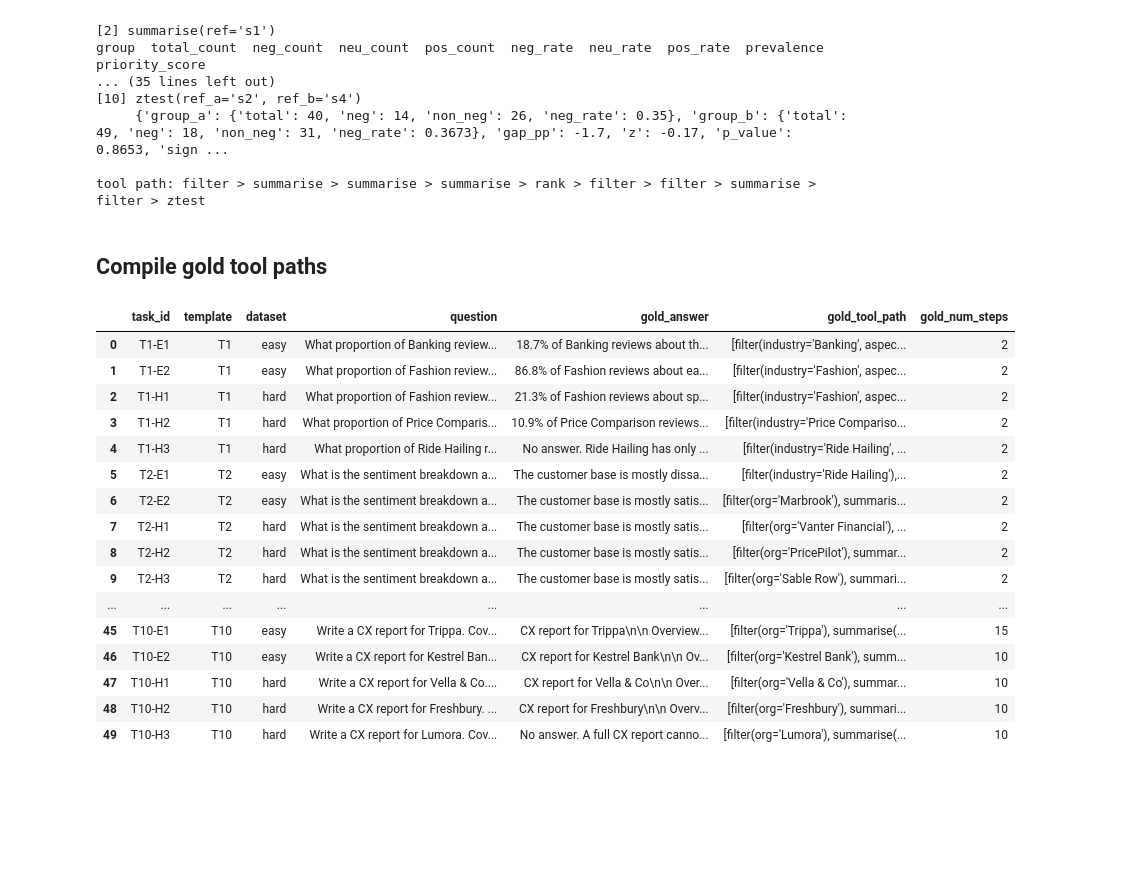
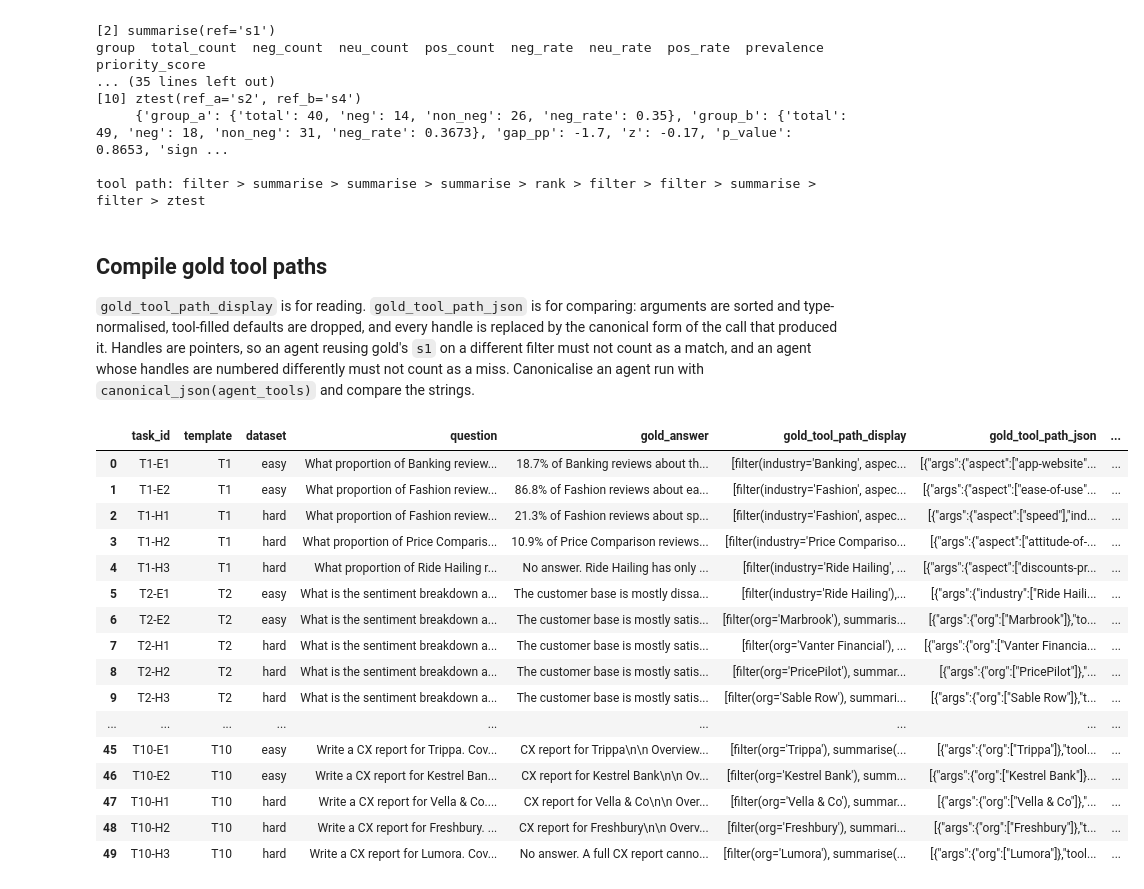
Before and after one commit to zhenyenchan/msc-cx-agent-bench, a Jupyter notebook: run_gold_paths/gold_paths.ipynb, the cells around one changed output. Saved outputs shown, nothing was run; the diff lists cells and outputs as text; code cells hidden in the pictures; blank space fills up the shorter version.

Commit message:
fix gold paths formats

```diff
--- a/run_gold_paths/gold_paths.ipynb
+++ b/run_gold_paths/gold_paths.ipynb
@@ -1526,34 +1590,37 @@ group  total_count  neg_count  neu_count  pos_count  neg_rate  neu_rate  pos_rat
 tool path: filter > summarise > summarise > summarise > rank > filter > filter > summarise > filter > ztest
 # %% [markdown]
 ## Compile gold tool paths
+
+`gold_tool_path_display` is for reading. `gold_tool_path_json` is for comparing: arguments are sorted and type-normalised, tool-filled defaults are dropped, and every handle is replaced by the canonical form of the call that produced it. Handles are pointers, so an agent reusing gold's `s1` on a different filter must not count as a match, and an agent whose handles are numbered differently must not count as a miss. Canonicalise an agent run with `canonical_json(agent_tools)` and compare the strings.
 # %%
 summary = [{"task_id": task_id,
             "template": task_id.split("-")[0],
             "dataset": questions.loc[questions.task_id == task_id, "dataset"].iloc[0],
             "question": questions.loc[questions.task_id == task_id, "question"].iloc[0],
             "gold_answer": GOLD_ANSWERS[task_id],
-            "gold_tool_path": [signature(call) for call in tools.calls],
+            "gold_tool_path_display": [signature(call) for call in tools.calls],
+            "gold_tool_path_json": canonical_json(tools),
             "gold_num_steps": len(tools.calls)}   for task_id, tools in RUNS.items()]
 
 gold_tool_paths = pd.DataFrame(summary)
 gold_tool_paths
 # %% [output]
-|  | task_id | template | dataset | question | gold_answer | gold_tool_path | gold_num_steps |
-| 0 | T1-E1 | T1 | easy | What proportion of Banking review... | 18.7% of Banking reviews about th... | [filter(industry='Banking', aspec... | 2 |
-| 1 | T1-E2 | T1 | easy | What proportion of Fashion review... | 86.8% of Fashion reviews about ea... | [filter(industry='Fashion', aspec... | 2 |
-| 2 | T1-H1 | T1 | hard | What proportion of Fashion review... | 21.3% of Fashion reviews about sp... | [filter(industry='Fashion', aspec... | 2 |
-| 3 | T1-H2 | T1 | hard | What proportion of Price Comparis... | 10.9% of Price Comparison reviews... | [filter(industry='Price Compariso... | 2 |
-| 4 | T1-H3 | T1 | hard | What proportion of Ride Hailing r... | No answer. Ride Hailing has only ... | [filter(industry='Ride Hailing', ... | 2 |
-| 5 | T2-E1 | T2 | easy | What is the sentiment breakdown a... | The customer base is mostly dissa... | [filter(industry='Ride Hailing'),... | 2 |
-| 6 | T2-E2 | T2 | easy | What is the sentiment breakdown a... | The customer base is mostly satis... | [filter(org='Marbrook'), summaris... | 2 |
-| 7 | T2-H1 | T2 | hard | What is the sentiment breakdown a... | The customer base is mostly satis... | [filter(org='Vanter Financial'), ... | 2 |
-| 8 | T2-H2 | T2 | hard | What is the sentiment breakdown a... | The customer base is mostly satis... | [filter(org='PricePilot'), summar... | 2 |
-| 9 | T2-H3 | T2 | hard | What is the sentiment breakdown a... | The customer base is mostly satis... | [filter(org='Sable Row'), summari... | 2 |
-| ... | ... | ... | ... | ... | ... | ... | ... |
-| 45 | T10-E1 | T10 | easy | Write a CX report for Trippa. Cov... | CX report for Trippa\n\n Overview... | [filter(org='Trippa'), summarise(... | 15 |
-| 46 | T10-E2 | T10 | easy | Write a CX report for Kestrel Ban... | CX report for Kestrel Bank\n\n Ov... | [filter(org='Kestrel Bank'), summ... | 10 |
-| 47 | T10-H1 | T10 | hard | Write a CX report for Vella & Co.... | CX report for Vella & Co\n\n Over... | [filter(org='Vella & Co'), summar... | 10 |
-| 48 | T10-H2 | T10 | hard | Write a CX report for Freshbury. ... | CX report for Freshbury\n\n Overv... | [filter(org='Freshbury'), summari... | 10 |
-| 49 | T10-H3 | T10 | hard | Write a CX report for Lumora. Cov... | No answer. A full CX report canno... | [filter(org='Lumora'), summarise(... | 10 |
+|  | task_id | template | dataset | question | gold_answer | gold_tool_path_display | gold_tool_path_json | ... |
+| 0 | T1-E1 | T1 | easy | What proportion of Banking review... | 18.7% of Banking reviews about th... | [filter(industry='Banking', aspec... | [{"args":{"aspect":["app-website"... | ... |
+| 1 | T1-E2 | T1 | easy | What proportion of Fashion review... | 86.8% of Fashion reviews about ea... | [filter(industry='Fashion', aspec... | [{"args":{"aspect":["ease-of-use"... | ... |
+| 2 | T1-H1 | T1 | hard | What proportion of Fashion review... | 21.3% of Fashion reviews about sp... | [filter(industry='Fashion', aspec... | [{"args":{"aspect":["speed"],"ind... | ... |
+| 3 | T1-H2 | T1 | hard | What proportion of Price Comparis... | 10.9% of Price Comparison reviews... | [filter(industry='Price Compariso... | [{"args":{"aspect":["attitude-of-... | ... |
+| 4 | T1-H3 | T1 | hard | What proportion of Ride Hailing r... | No answer. Ride Hailing has only ... | [filter(industry='Ride Hailing', ... | [{"args":{"aspect":["discounts-pr... | ... |
+| 5 | T2-E1 | T2 | easy | What is the sentiment breakdown a... | The customer base is mostly dissa... | [filter(industry='Ride Hailing'),... | [{"args":{"industry":["Ride Haili... | ... |
+| 6 | T2-E2 | T2 | easy | What is the sentiment breakdown a... | The customer base is mostly satis... | [filter(org='Marbrook'), summaris... | [{"args":{"org":["Marbrook"]},"to... | ... |
+| 7 | T2-H1 | T2 | hard | What is the sentiment breakdown a... | The customer base is mostly satis... | [filter(org='Vanter Financial'), ... | [{"args":{"org":["Vanter Financia... | ... |
+| 8 | T2-H2 | T2 | hard | What is the sentiment breakdown a... | The customer base is mostly satis... | [filter(org='PricePilot'), summar... | [{"args":{"org":["PricePilot"]},"... | ... |
+| 9 | T2-H3 | T2 | hard | What is the sentiment breakdown a... | The customer base is mostly satis... | [filter(org='Sable Row'), summari... | [{"args":{"org":["Sable Row"]},"t... | ... |
+| ... | ... | ... | ... | ... | ... | ... | ... | ... |
+| 45 | T10-E1 | T10 | easy | Write a CX report for Trippa. Cov... | CX report for Trippa\n\n Overview... | [filter(org='Trippa'), summarise(... | [{"args":{"org":["Trippa"]},"tool... | ... |
+| 46 | T10-E2 | T10 | easy | Write a CX report for Kestrel Ban... | CX report for Kestrel Bank\n\n Ov... | [filter(org='Kestrel Bank'), summ... | [{"args":{"org":["Kestrel Bank"]}... | ... |
+| 47 | T10-H1 | T10 | hard | Write a CX report for Vella & Co.... | CX report for Vella & Co\n\n Over... | [filter(org='Vella & Co'), summar... | [{"args":{"org":["Vella & Co"]},"... | ... |
+| 48 | T10-H2 | T10 | hard | Write a CX report for Freshbury. ... | CX report for Freshbury\n\n Overv... | [filter(org='Freshbury'), summari... | [{"args":{"org":["Freshbury"]},"t... | ... |
+| 49 | T10-H3 | T10 | hard | Write a CX report for Lumora. Cov... | No answer. A full CX report canno... | [filter(org='Lumora'), summarise(... | [{"args":{"org":["Lumora"]},"tool... | ... |
 # %%
 gold_tool_paths.to_csv('../benchmark_outputs/questions_and_answers.csv')
```
Also changed, not shown: parts of 2 cells of this notebook, 10 other files.
